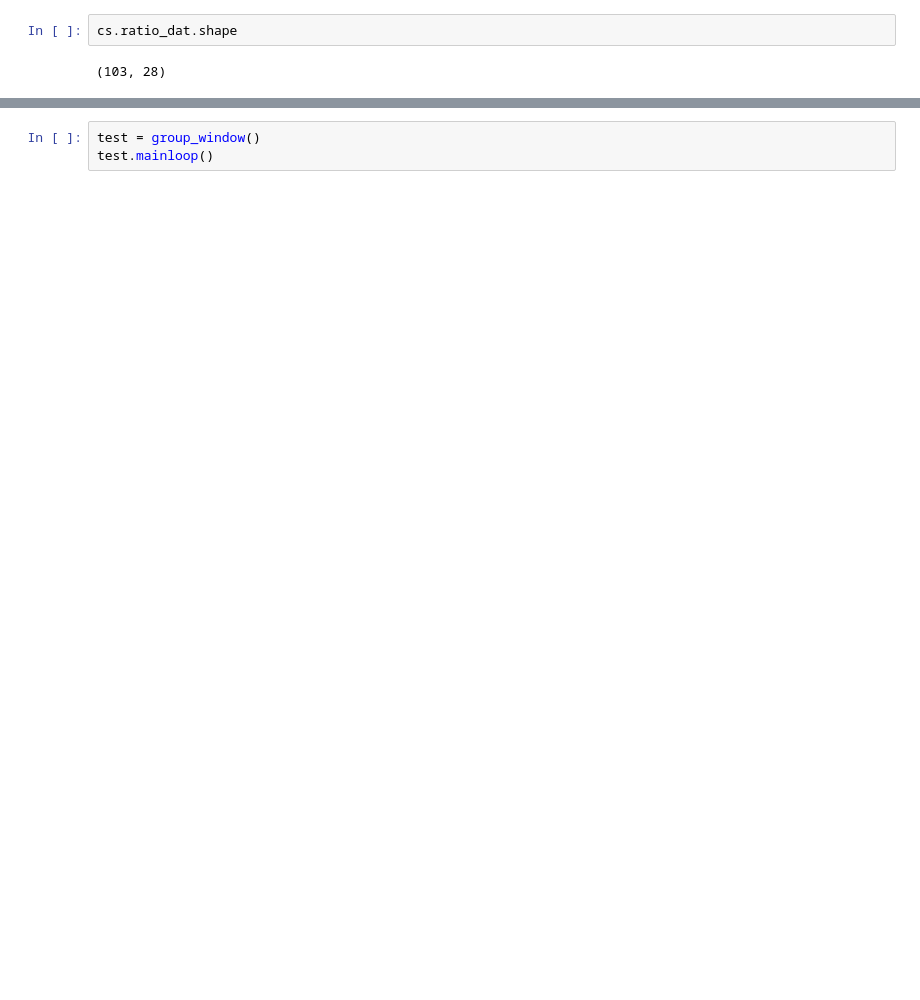
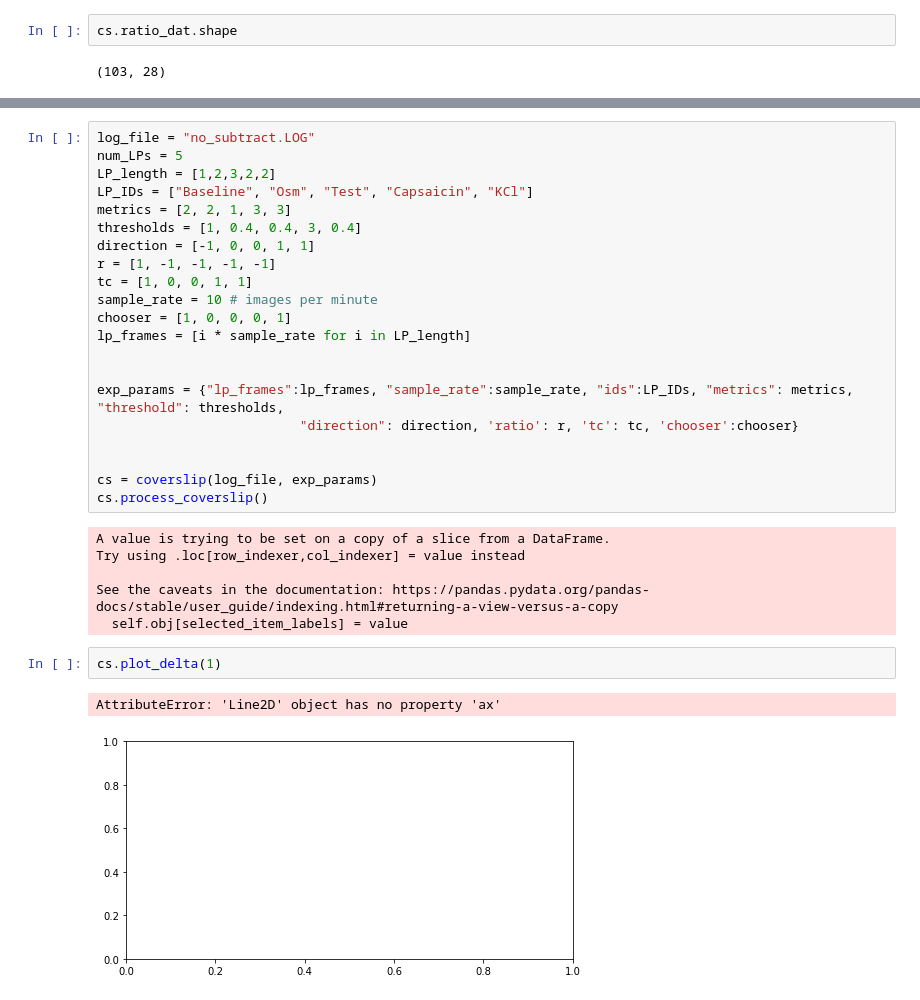
Before and after one commit to bkrall24/Fura2_analysis, a Jupyter notebook: Fura_test_notebook.ipynb, the cells around one changed output, grey strips where cells are left out. Drawn from its saved outputs; the diff is of its cells as text; blank space fills up the shorter version.

```diff
--- a/Fura_test_notebook.ipynb
+++ b/Fura_test_notebook.ipynb
@@ -1055,3 +1125,32 @@ class group_window(tk.Tk):
-# %%
-test = group_window()
-test.mainloop()
+# %%
+log_file = "no_subtract.LOG"
+num_LPs = 5
+LP_length = [1,2,3,2,2]
+LP_IDs = ["Baseline", "Osm", "Test", "Capsaicin", "KCl"]
+metrics = [2, 2, 1, 3, 3]
+thresholds = [1, 0.4, 0.4, 3, 0.4]
+direction = [-1, 0, 0, 1, 1]
+r = [1, -1, -1, -1, -1]
+tc = [1, 0, 0, 1, 1]
+sample_rate = 10 # images per minute
+chooser = [1, 0, 0, 0, 1]
+lp_frames = [i * sample_rate for i in LP_length]
+
+
+exp_params = {"lp_frames":lp_frames, "sample_rate":sample_rate, "ids":LP_IDs, "metrics": metrics, "threshold": thresholds,
+                          "direction": direction, 'ratio': r, 'tc': tc, 'chooser':chooser}
+
+
+cs = coverslip(log_file, exp_params)
+cs.process_coverslip()
+# %% [output]
+A value is trying to be set on a copy of a slice from a DataFrame.
+Try using .loc[row_indexer,col_indexer] = value instead
+
+See the caveats in the documentation: https://pandas.pydata.org/pandas-docs/stable/user_guide/indexing.html#returning-a-view-versus-a-copy
+  self.obj[selected_item_labels] = value
+# %%
+cs.plot_delta(1)
+# %% [output]
+AttributeError: 'Line2D' object has no property 'ax'
+[figure, added]
```
Also changed, not shown: parts of 23 cells of this notebook.
